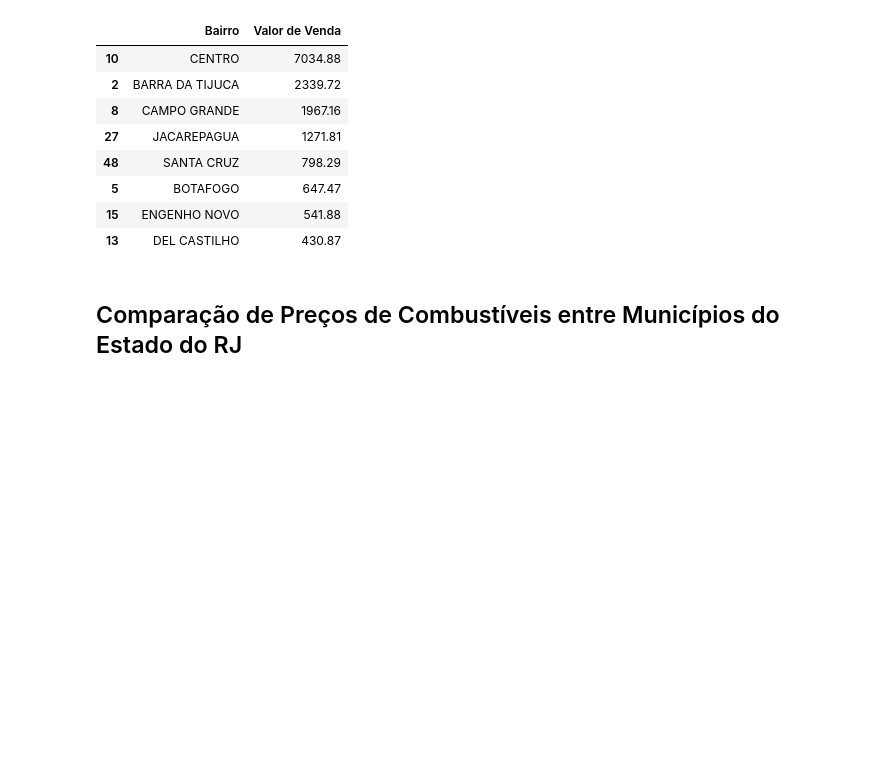
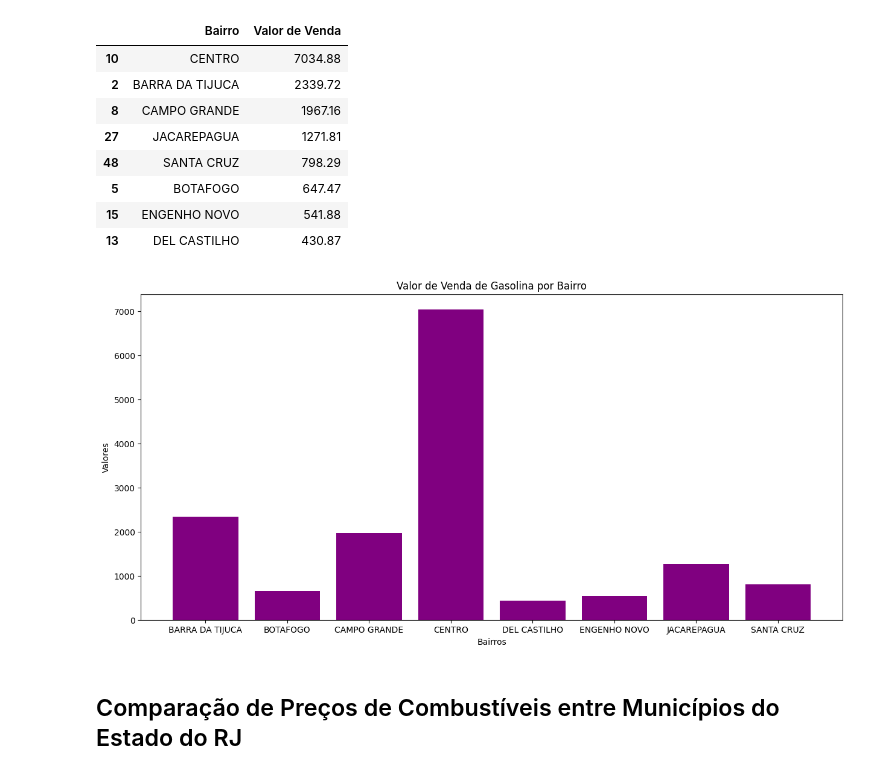
Before and after one commit to leticyanunes/Repo_Senac, a Jupyter notebook: analise_anp.ipynb, the cells around one changed output. Drawn from its saved outputs; the diff is of its cells as text; code cells hidden in the pictures; blank space fills up the shorter version.

```diff
--- a/analise_anp.ipynb
+++ b/analise_anp.ipynb
@@ -138,6 +138,18 @@ outlier_bairro.sort_values(by = 'Valor de Venda', ascending = False)
 | 5 | BOTAFOGO | 647.47 |
 | 15 | ENGENHO NOVO | 541.88 |
 | 13 | DEL CASTILHO | 430.87 |
+# %%
+bairros = outlier_bairro['Bairro']
+valores = outlier_bairro['Valor de Venda']
+
+plt.figure(figsize = (15,7))
+plt.bar(bairros, valores, color = 'purple')
+plt.title('Valor de Venda de Gasolina por Bairro')
+plt.xlabel('Bairros')
+plt.ylabel('Valores')
+plt.show()
+# %% [output]
+[figure, added]
 # %%
 # Após analise, concluo por meio de calculos estatisticos, que a melhor medida de tendencia central a ser usada é a
 # a mediana, com distancia de 158%, posso afirmar q a media sofre grande influencia de valores extremos por bairro.
```
Also changed, not shown: parts of 1 cell of this notebook.
